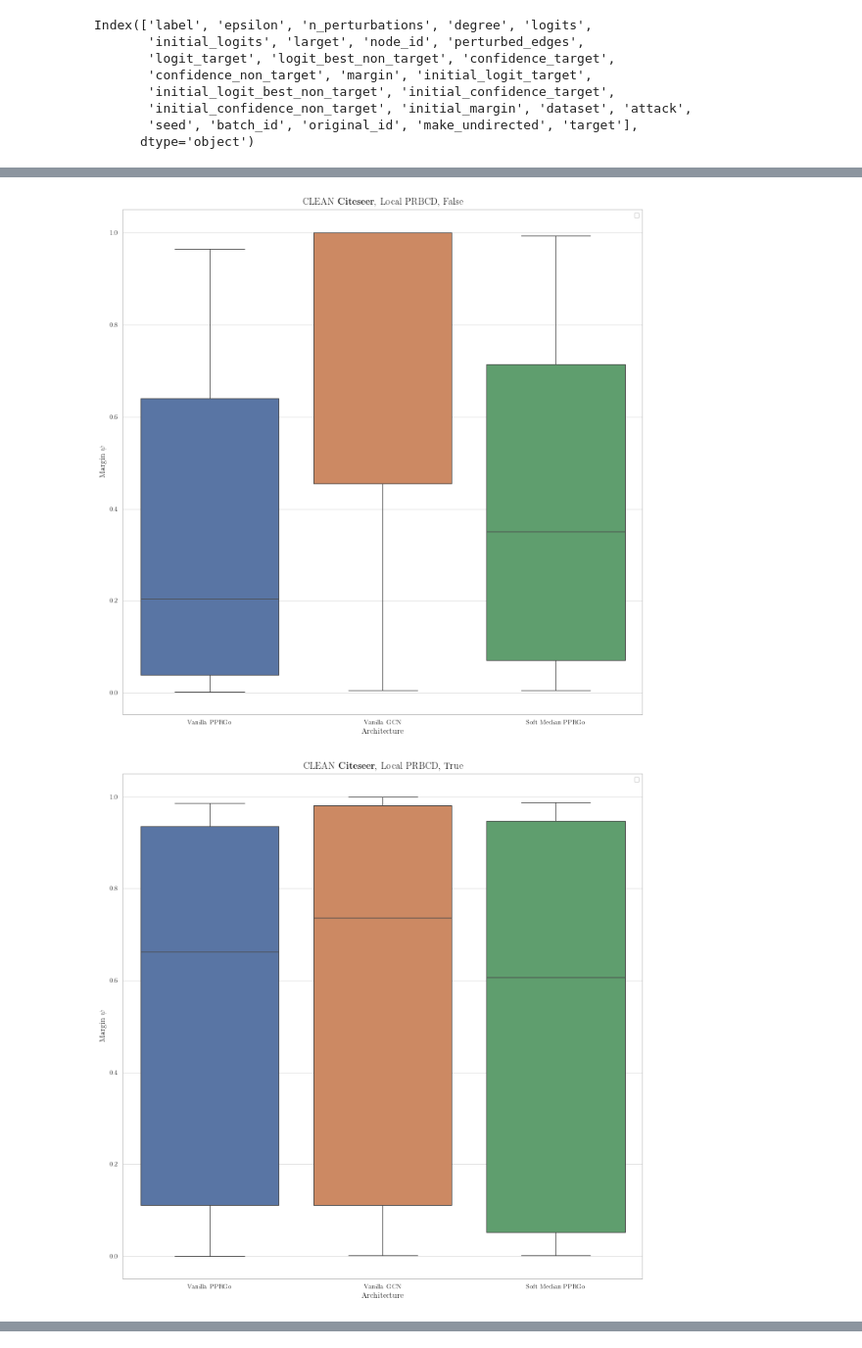
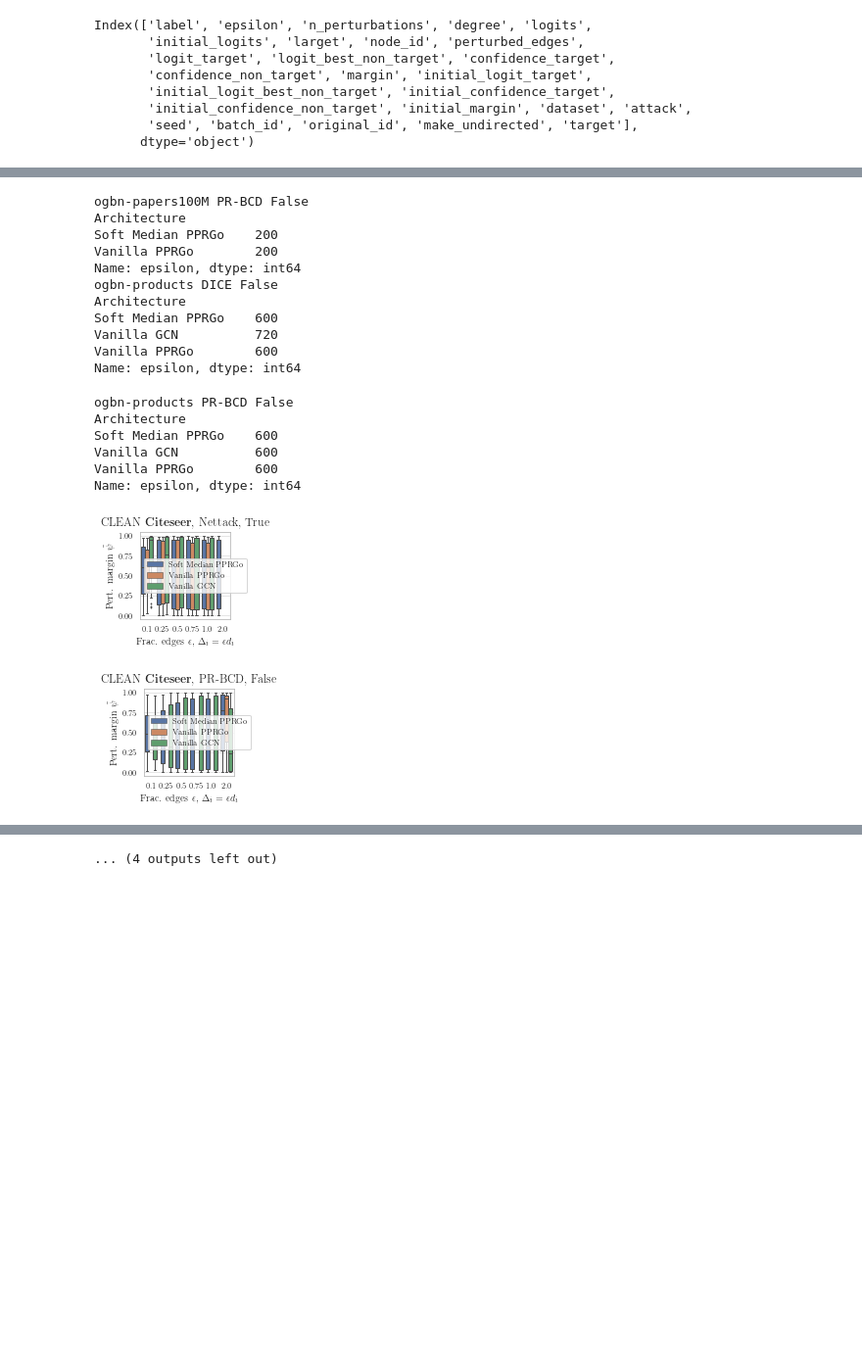
Before and after one commit to sigeisler/robustness_of_gnns_at_scale, a Jupyter notebook: notebooks/Results - Local Attacks.ipynb, the cells around one changed output, grey strips where cells are left out. Shown at 98% size. Cells and saved outputs as stored; diff of their text form; code cells hidden in the pictures; blank space fills up the shorter version.

```diff
--- a/notebooks/Results - Local Attacks.ipynb
+++ b/notebooks/Results - Local Attacks.ipynb
@@ -304,18 +521,18 @@ for (dataset, attack, make_undirected), df_group in (
     ax.get_legend().remove()
 
     plt.ylabel('')
-    mpl_latex.savefig(f'latex/assets/local_{attack}_{dataset}_boxplmargin_no_leglab', fig, close_fig=False)
+    #mpl_latex.savefig(f'latex/assets/local_{attack}_{dataset}_boxplmargin_no_leglab', fig, close_fig=False)
     plt.ylabel(margin_c)
 
-    mpl_latex.savefig(f'latex/assets/local_{attack}_{dataset}_boxplmargin_no_legend', fig, close_fig=False)
+    #mpl_latex.savefig(f'latex/assets/local_{attack}_{dataset}_boxplmargin_no_legend', fig, close_fig=False)
     ax.legend(handles=handles, labels=labels)
 
-    mpl_latex.savefig(f'latex/assets/local_{attack}_{dataset}_boxplmargin', fig, close_fig=False)
-    mpl_latex.dedicated_legend_plot(
-        f'latex/assets/local_{attack}_{dataset}_boxplmargin_legend',
-        mod_label=lambda l: l,
-        ncol=3
-    )
+    #mpl_latex.savefig(f'latex/assets/local_{attack}_{dataset}_boxplmargin', fig, close_fig=False)
+    #mpl_latex.dedicated_legend_plot(
+    #    f'latex/assets/local_{attack}_{dataset}_boxplmargin_legend',
+    #    mod_label=lambda l: l,
+    #    ncol=3
+    #)
 
 plt.gcf()
 # %% [output]
@@ -413,10 +630,10 @@ for (dataset, attack, make_undirected), df_group in (
     ax.set_title(f'CLEAN {dataset_map[dataset]}, {attack}, {make_undirected}')
 
     sns.boxplot(
-        x=df_group[architecture_c].rename('Architecture'),
-        y=df_group.initial_margin.rename('Margin'),
-        #hue=df_group[architecture_c],
-        #hue_order=hue_order,
+        x=df_group.epsilon.rename(epsilons_c),
+        y=df_group.initial_margin,
+        hue=df_group[architecture_c],
+        hue_order=hue_order,
         fliersize=1
     )
 
@@ -424,16 +641,16 @@ for (dataset, attack, make_undirected), df_group in (
     #ax.get_legend().remove()
 
     plt.ylabel('')
-    mpl_latex.savefig(f'latex/assets/local_{attack}_{dataset}_clean_boxplmargin_no_leglab', fig, close_fig=False)
+    #mpl_latex.savefig(f'latex/assets/local_{attack}_{dataset}_clean_boxplmargin_no_leglab', fig, close_fig=False)
     plt.ylabel(margin_c)
 
-    mpl_latex.savefig(f'latex/assets/local_{attack}_{dataset}_clean_boxplmargin_no_legend', fig, close_fig=False)
+    #mpl_latex.savefig(f'latex/assets/local_{attack}_{dataset}_clean_boxplmargin_no_legend', fig, close_fig=False)
     ax.legend(handles=handles, labels=labels)
 
-    mpl_latex.savefig(f'latex/assets/local_{attack}_{dataset}_clean_boxplmargin', fig, close_fig=False)
-    mpl_latex.dedicated_legend_plot(
-        f'latex/assets/local_{attack}_{dataset}_clean_boxplmargin_legend',
-        mod_label=lambda l: l,
-        ncol=3
-    )
+    #mpl_latex.savefig(f'latex/assets/local_{attack}_{dataset}_clean_boxplmargin', fig, close_fig=False)
+    #mpl_latex.dedicated_legend_plot(
+    #    f'latex/assets/local_{attack}_{dataset}_clean_boxplmargin_legend',
+    #    mod_label=lambda l: l,
+    #    ncol=3
+    #)
 # %% [output]
@@ -484,2 +698,19 @@ Name: epsilon, dtype: int64
+ogbn-papers100M PR-BCD False
+Architecture
+Soft Median PPRGo    200
+Vanilla PPRGo        200
+Name: epsilon, dtype: int64
+ogbn-products DICE False
+Architecture
+Soft Median PPRGo    600
+Vanilla GCN          720
+Vanilla PPRGo        600
+Name: epsilon, dtype: int64
+ogbn-products PR-BCD False
+Architecture
+Soft Median PPRGo    600
+Vanilla GCN          600
+Vanilla PPRGo        600
+Name: epsilon, dtype: int64
-[figure, old version]
+[figure, new version]
-[figure, old version]
+[figure, new version]
@@ -493,0 +721 @@ Name: epsilon, dtype: int64
+... (4 outputs left out)
```
Also changed, not shown: parts of 48 cells of this notebook, 28 other files.
